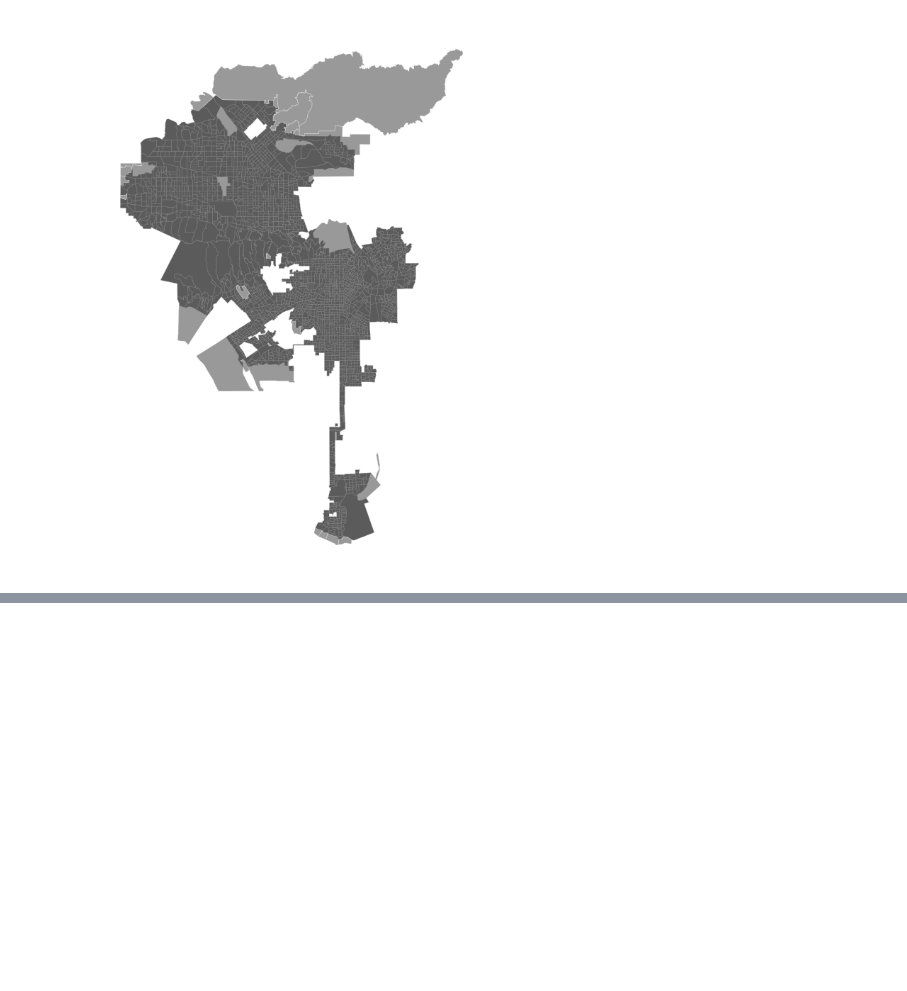
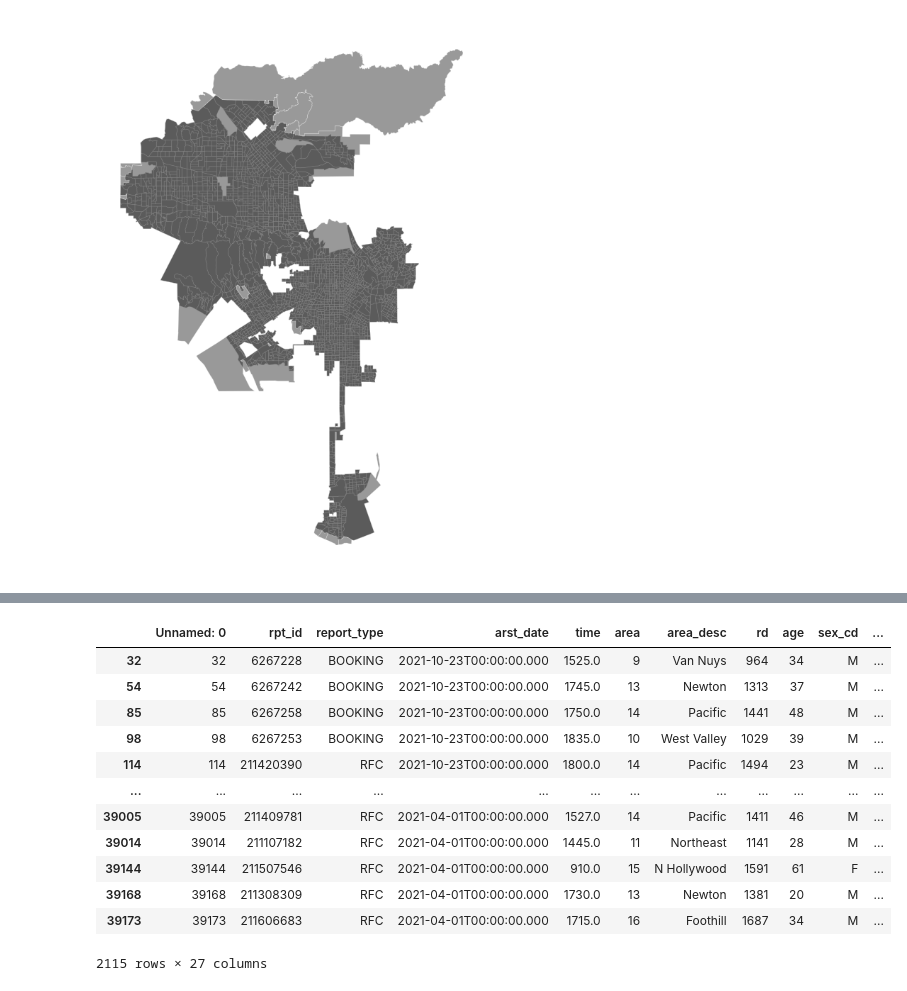
Before and after one commit to babakbadakhshan/Los-Angeles-arrest, a Jupyter notebook: SpatialAutocorrelation.ipynb, the cells around one changed output, grey strips where cells are left out. Drawn from its saved outputs; the diff is of its cells as text; code cells hidden in the pictures; blank space fills up the shorter version.

```diff
--- a/SpatialAutocorrelation.ipynb
+++ b/SpatialAutocorrelation.ipynb
@@ -100,0 +116,16 @@ NameError: name 'Socrata' is not defined
+# %%
+arrests[arrests.lon==0]
+# %% [output]
+|  | Unnamed: 0 | rpt_id | report_type | arst_date | time | area | area_desc | rd | age | sex_cd | ... |
+| 32 | 32 | 6267228 | BOOKING | 2021-10-23T00:00:00.000 | 1525.0 | 9 | Van Nuys | 964 | 34 | M | ... |
+| 54 | 54 | 6267242 | BOOKING | 2021-10-23T00:00:00.000 | 1745.0 | 13 | Newton | 1313 | 37 | M | ... |
+| 85 | 85 | 6267258 | BOOKING | 2021-10-23T00:00:00.000 | 1750.0 | 14 | Pacific | 1441 | 48 | M | ... |
+| 98 | 98 | 6267253 | BOOKING | 2021-10-23T00:00:00.000 | 1835.0 | 10 | West Valley | 1029 | 39 | M | ... |
+| 114 | 114 | 211420390 | RFC | 2021-10-23T00:00:00.000 | 1800.0 | 14 | Pacific | 1494 | 23 | M | ... |
+| ... | ... | ... | ... | ... | ... | ... | ... | ... | ... | ... | ... |
+| 39005 | 39005 | 211409781 | RFC | 2021-04-01T00:00:00.000 | 1527.0 | 14 | Pacific | 1411 | 46 | M | ... |
+| 39014 | 39014 | 211107182 | RFC | 2021-04-01T00:00:00.000 | 1445.0 | 11 | Northeast | 1141 | 28 | M | ... |
+| 39144 | 39144 | 211507546 | RFC | 2021-04-01T00:00:00.000 | 910.0 | 15 | N Hollywood | 1591 | 61 | F | ... |
+| 39168 | 39168 | 211308309 | RFC | 2021-04-01T00:00:00.000 | 1730.0 | 13 | Newton | 1381 | 20 | M | ... |
+| 39173 | 39173 | 211606683 | RFC | 2021-04-01T00:00:00.000 | 1715.0 | 16 | Foothill | 1687 | 34 | M | ... |
+2115 rows × 27 columns
```
Also changed, not shown: parts of 6 cells of this notebook.
